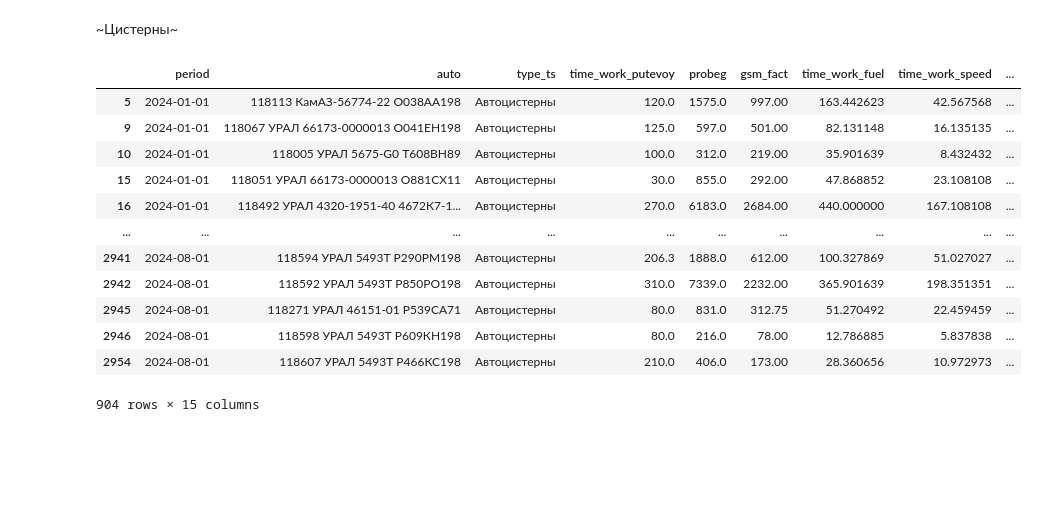
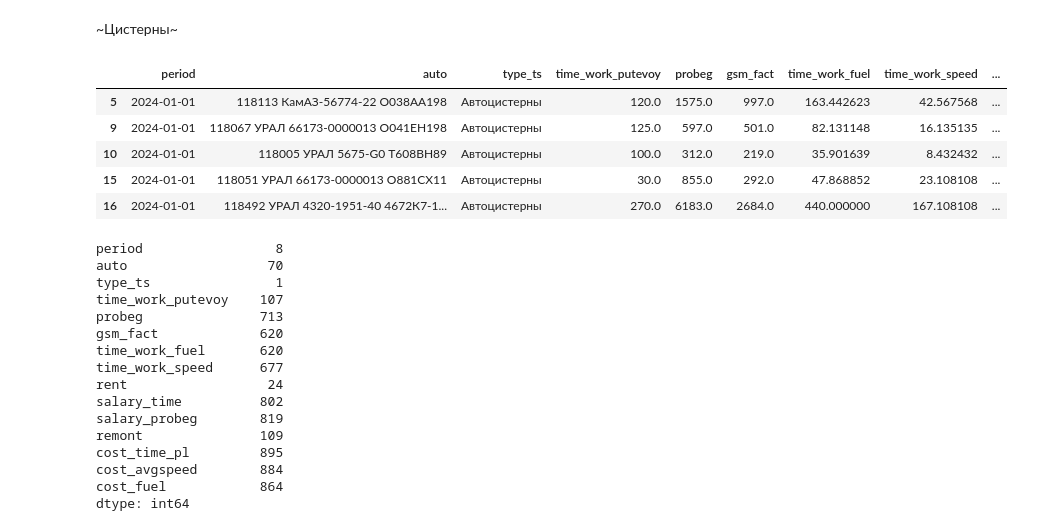
Before and after one commit to FelixDS55/mash_chas, a Jupyter notebook: m_chas.ipynb, the cells around one changed output. Drawn from its saved outputs; the diff is of its cells as text; code cells hidden in the pictures; blank space fills up the shorter version.

```diff
--- a/m_chas.ipynb
+++ b/m_chas.ipynb
@@ -192,21 +192,33 @@ Name: count, dtype: int64
 # %%
 df_bochka = df[df['type_ts'] == 'Автоцистерны']
 # %%
-df_bochka
+df_bochka.head()
 # %% [output]
 |  | period | auto | type_ts | time_work_putevoy | probeg | gsm_fact | time_work_fuel | time_work_speed | ... |
-| 5 | 2024-01-01 | 118113 КамАЗ-56774-22 О038АА198 | Автоцистерны | 120.0 | 1575.0 | 997.00 | 163.442623 | 42.567568 | ... |
-| 9 | 2024-01-01 | 118067 УРАЛ 66173-0000013 О041ЕН198 | Автоцистерны | 125.0 | 597.0 | 501.00 | 82.131148 | 16.135135 | ... |
-| 10 | 2024-01-01 | 118005 УРАЛ 5675-G0 Т608ВН89 | Автоцистерны | 100.0 | 312.0 | 219.00 | 35.901639 | 8.432432 | ... |
-| 15 | 2024-01-01 | 118051 УРАЛ 66173-0000013 О881СХ11 | Автоцистерны | 30.0 | 855.0 | 292.00 | 47.868852 | 23.108108 | ... |
-| 16 | 2024-01-01 | 118492 УРАЛ 4320-1951-40 4672К7-1... | Автоцистерны | 270.0 | 6183.0 | 2684.00 | 440.000000 | 167.108108 | ... |
-| ... | ... | ... | ... | ... | ... | ... | ... | ... | ... |
-| 2941 | 2024-08-01 | 118594 УРАЛ 5493Т Р290РМ198 | Автоцистерны | 206.3 | 1888.0 | 612.00 | 100.327869 | 51.027027 | ... |
-| 2942 | 2024-08-01 | 118592 УРАЛ 5493Т Р850РО198 | Автоцистерны | 310.0 | 7339.0 | 2232.00 | 365.901639 | 198.351351 | ... |
-| 2945 | 2024-08-01 | 118271 УРАЛ 46151-01 Р539СА71 | Автоцистерны | 80.0 | 831.0 | 312.75 | 51.270492 | 22.459459 | ... |
-| 2946 | 2024-08-01 | 118598 УРАЛ 5493Т Р609КН198 | Автоцистерны | 80.0 | 216.0 | 78.00 | 12.786885 | 5.837838 | ... |
-| 2954 | 2024-08-01 | 118607 УРАЛ 5493Т Р466КС198 | Автоцистерны | 210.0 | 406.0 | 173.00 | 28.360656 | 10.972973 | ... |
+| 5 | 2024-01-01 | 118113 КамАЗ-56774-22 О038АА198 | Автоцистерны | 120.0 | 1575.0 | 997.0 | 163.442623 | 42.567568 | ... |
+| 9 | 2024-01-01 | 118067 УРАЛ 66173-0000013 О041ЕН198 | Автоцистерны | 125.0 | 597.0 | 501.0 | 82.131148 | 16.135135 | ... |
+| 10 | 2024-01-01 | 118005 УРАЛ 5675-G0 Т608ВН89 | Автоцистерны | 100.0 | 312.0 | 219.0 | 35.901639 | 8.432432 | ... |
+| 15 | 2024-01-01 | 118051 УРАЛ 66173-0000013 О881СХ11 | Автоцистерны | 30.0 | 855.0 | 292.0 | 47.868852 | 23.108108 | ... |
+| 16 | 2024-01-01 | 118492 УРАЛ 4320-1951-40 4672К7-1... | Автоцистерны | 270.0 | 6183.0 | 2684.0 | 440.000000 | 167.108108 | ... |
-904 rows × 15 columns
+# %%
+df_bochka.nunique()
+# %% [output]
+period                 8
+auto                  70
+type_ts                1
+time_work_putevoy    107
+probeg               713
+gsm_fact             620
+time_work_fuel       620
+time_work_speed      677
+rent                  24
+salary_time          802
+salary_probeg        819
+remont               109
+cost_time_pl         895
+cost_avgspeed        884
+cost_fuel            864
+dtype: int64
 # %%
 df_bochka_pivot = pd.pivot_table(
     df_bochka,
```
Also changed, not shown: parts of 2 cells of this notebook.
